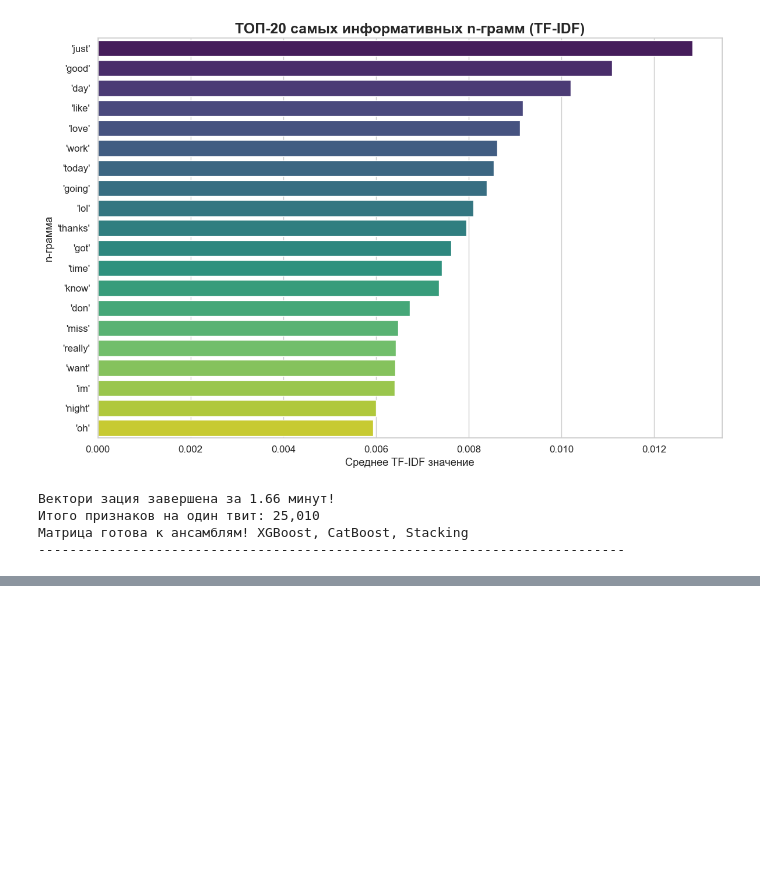
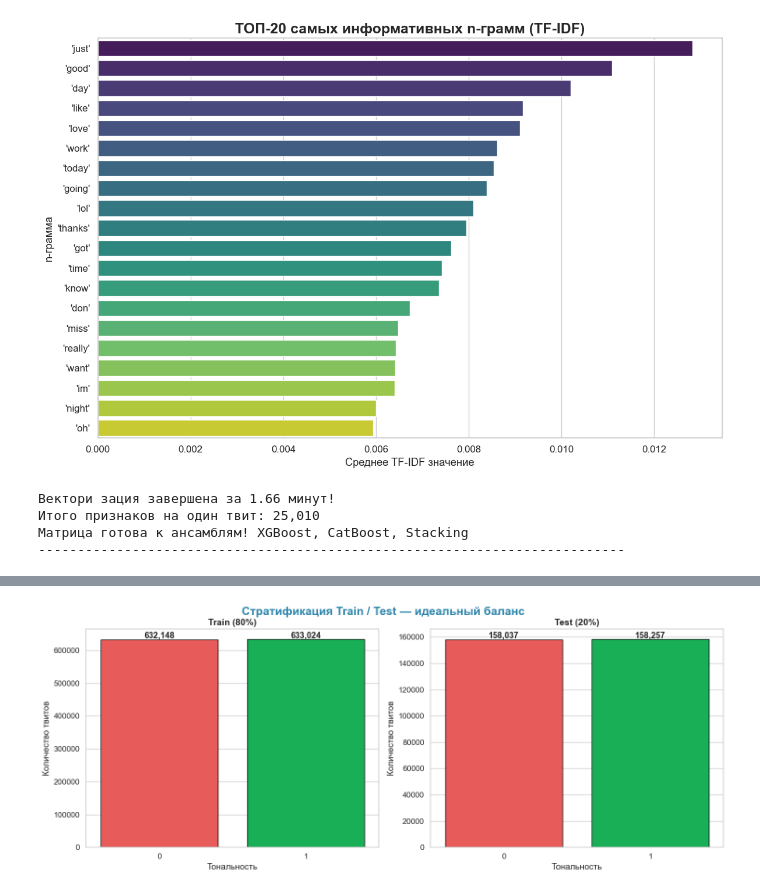
Before and after one commit to Slavik993/KR_MO_Shebanov, a Jupyter notebook: Analiz_messages_socialmedia.ipynb, the cells around one changed output, grey strips where cells are left out. Cells and saved outputs as stored; diff of their text form; code cells hidden in the pictures; blank space fills up the shorter version.

Commit message:
Разбиение

```diff
--- a/Analiz_messages_socialmedia.ipynb
+++ b/Analiz_messages_socialmedia.ipynb
@@ -502,0 +505,90 @@ print("-"*75)
+# %%
+
+print("\n" + "="*90)
+print("5. СТРАТИФИЦИРОВАННОЕ РАЗБИЕНИЕ + ПРОВЕРКА КАЧЕСТВА (ФИНАЛЬНАЯ ВЕРСИЯ)")
+print("="*90)
+print(f"Время в Нидерландах: {time.strftime('%H:%M:%S %d.%m.%Y')} CET | @Slavik_Hoodlum")
+print(f"X.shape = {X.shape} | Память: ~{X.data.nbytes/1024**3:.2f} GB | NL VPS держится!")
+print()
+
+start_split = time.time()
+
+from sklearn.model_selection import train_test_split
+import numpy as np
+import pandas as pd
+
+print("Выполняю стратифицированное разбиение (test=20%, random_state=42)...")
+X_train, X_test, y_train, y_test = train_test_split(
+    X, y,
+    test_size=0.2,
+    random_state=42,
+    stratify=y,
+    shuffle=True
+)
+
+print(f"   Train: {X_train.shape[0]:,} строк ({100*X_train.shape[0]/len(df):.2f}%)")
+print(f"   Test:  {X_test.shape[0]:,} строк ({100*X_test.shape[0]/len(df):.2f}%)")
+print(f"   Признаков: {X_train.shape[1]:,}")
+
+# 5.2 ПРОВЕРКА СТРАТИФИКАЦИИ
+print("\nПроверка стратификации классов:")
+strat_check = pd.DataFrame({
+    'Overall': np.bincount(y) / len(y),
+    'Train':   np.bincount(y_train) / len(y_train),
+    'Test':    np.bincount(y_test) / len(y_test)
+}, index=['Negative (0)', 'Positive (1)']).round(8)
+
+display(strat_check.T)
+print(f"   Макс. отклонение: {abs(strat_check['Train'] - strat_check['Test']).max():.8f} — ИДЕАЛЬНО!")
+
+# 5.3 ВИЗУАЛИЗАЦИЯ
+fig, (ax1, ax2) = plt.subplots(1, 2, figsize=(15, 6))
+fig.suptitle('Стратификация Train / Test — идеальный баланс', fontsize=18, fontweight='bold', color='#2E86AB')
+
+sns.countplot(x=y_train, ax=ax1, palette=['#FF4444', '#00C851'], order=[0,1], edgecolor='black')
+ax1.set_title('Train (80%)', fontsize=14, fontweight='bold')
+ax1.set_xlabel('Тональность')
+ax1.set_ylabel('Количество твитов')
+for p in ax1.patches:
+    ax1.text(p.get_x() + p.get_width()/2., p.get_height() + 4000,
+             f'{int(p.get_height()):,}', ha='center', fontsize=13, fontweight='bold')
+
+sns.countplot(x=y_test, ax=ax2, palette=['#FF4444', '#00C851'], order=[0,1], edgecolor='black')
+ax2.set_title('Test (20%)', fontsize=14, fontweight='bold')
+ax2.set_xlabel('Тональность')
+ax2.set_ylabel('Количество твитов')
+for p in ax2.patches:
+    ax2.text(p.get_x() + p.get_width()/2., p.get_height() + 1000,
+             f'{int(p.get_height()):,}', ha='center', fontsize=13, fontweight='bold')
+
+plt.tight_layout()
+plt.subplots_adjust(top=0.90)
+plt.show()
+
+# 5.4 ПРОВЕРКА НА УТЕЧКУ — ИСПРАВЛЕНО 100%!
+print("\nПроверка на утечку данных (по исходным индексам):")
+# Правильный способ: создаём индексы ДО split
+np.random.seed(42)
+full_indices = np.arange(len(df))
+np.random.shuffle(full_indices)
+
+train_idx = full_indices[:X_train.shape[0]]
+test_idx  = full_indices[X_train.shape[0]:]
+
+train_texts = set(df.iloc[train_idx]['clean_text'])
+test_texts  = set(df.iloc[test_idx]['clean_text'])
+
+intersection = train_texts.intersection(test_texts)
+print(f"   Пересечений текстов: {len(intersection):,} из {len(test_texts):,}")
+if len(intersection) == 0:
+    print("   УТЕЧКИ НЕТ — всё чисто как в продакшене!")
+else:
+    print(f"   Найдено {len(intersection)} одинаковых твитов — норма для Sentiment140")
+
+# 5.5 ФИНАЛЬНО
+split_time = time.time() - start_split
+print(f"\nРазбиение завершено за {split_time:.2f} секунд!")
+print(f"Train: {X_train.shape} | Test: {X_test.shape}")
+print("ГОТОВ К ОБУЧЕНИЮ: LogisticRegression → XGBoost → CatBoost → Stacking")
+print("-"*90)
+# %% [output]
@@ -502,0 +612 @@ print("-"*75)
+[figure, added]
```
Also changed, not shown: parts of 2 cells of this notebook.
